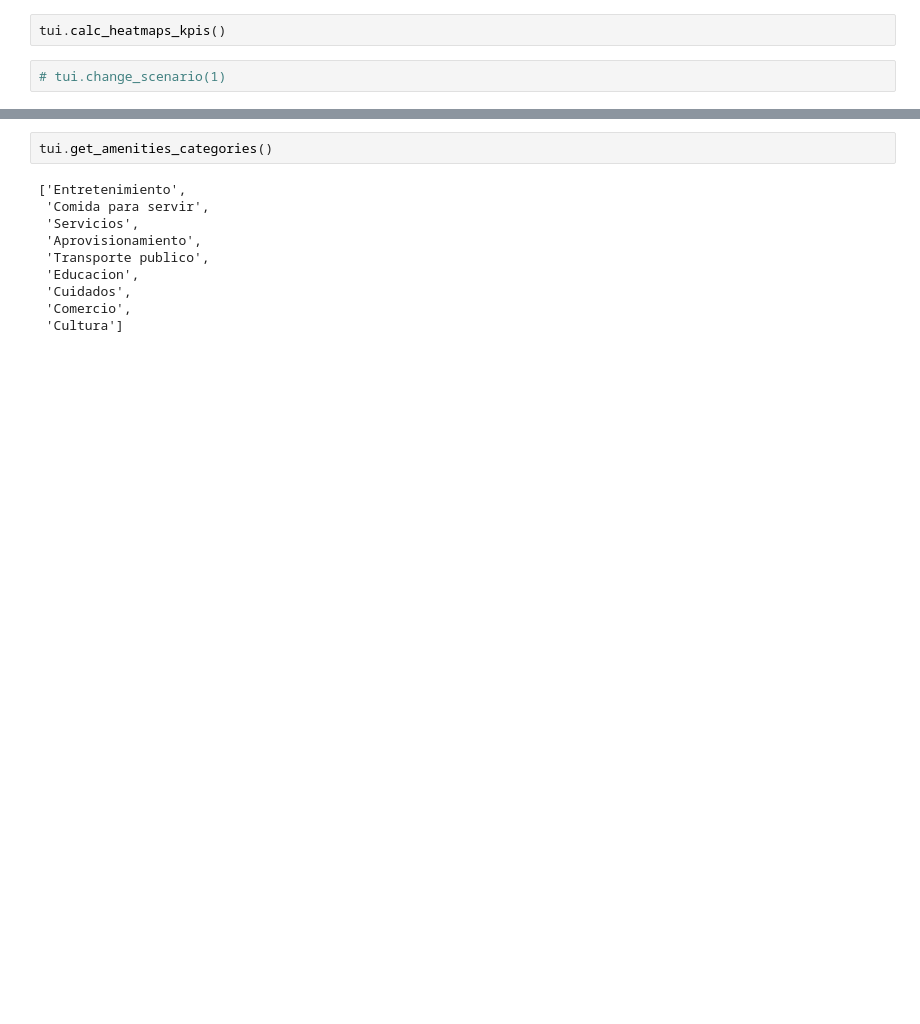
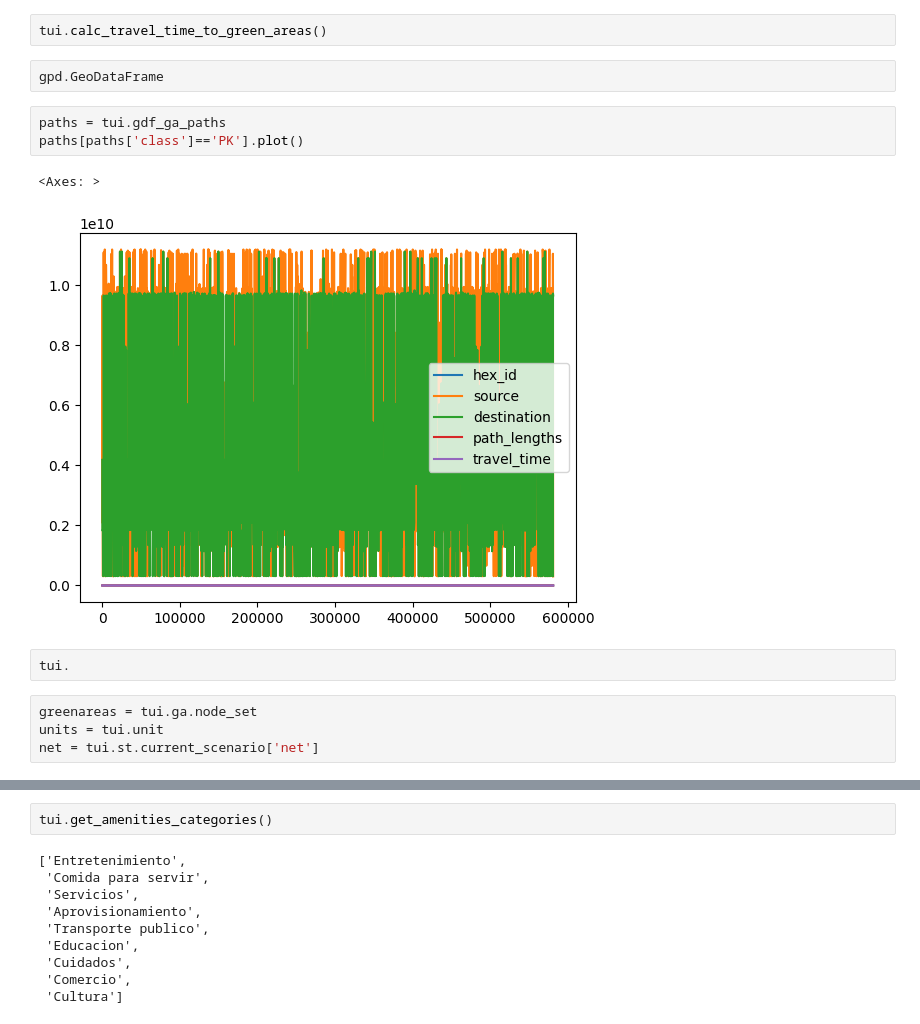
Before and after one commit to diegoalrv/clbb-io, a Jupyter notebook: notebooks/table.ipynb, the cells around one changed output, grey strips where cells are left out. Saved outputs shown, nothing was run; the diff lists cells and outputs as text; blank space fills up the shorter version.

```diff
--- a/notebooks/table.ipynb
+++ b/notebooks/table.ipynb
@@ -337,7 +16,19 @@ Setting CH node vector of size 35909
 Setting CH edge vector of size 79532
 Range graph removed 79532 edges of 159064
 . 10% . 20% . 30% . 40% . 50% . 60% . 70% . 80% . 90% . 100%
+# %%
+tui.calc_travel_time_to_green_areas()
+# %%
+gpd.GeoDataFrame
+# %%
+paths = tui.gdf_ga_paths
+paths[paths['class']=='PK'].plot()
+# %% [output]
+<Axes: >
+[figure, added]
 # %%
-tui.calc_heatmaps_kpis()
+tui.
-# %%
-# tui.change_scenario(1)
+# %%
+greenareas = tui.ga.node_set
+units = tui.unit
+net = tui.st.current_scenario['net']
```
Also changed, not shown: parts of 32 cells of this notebook, 9 other files.
